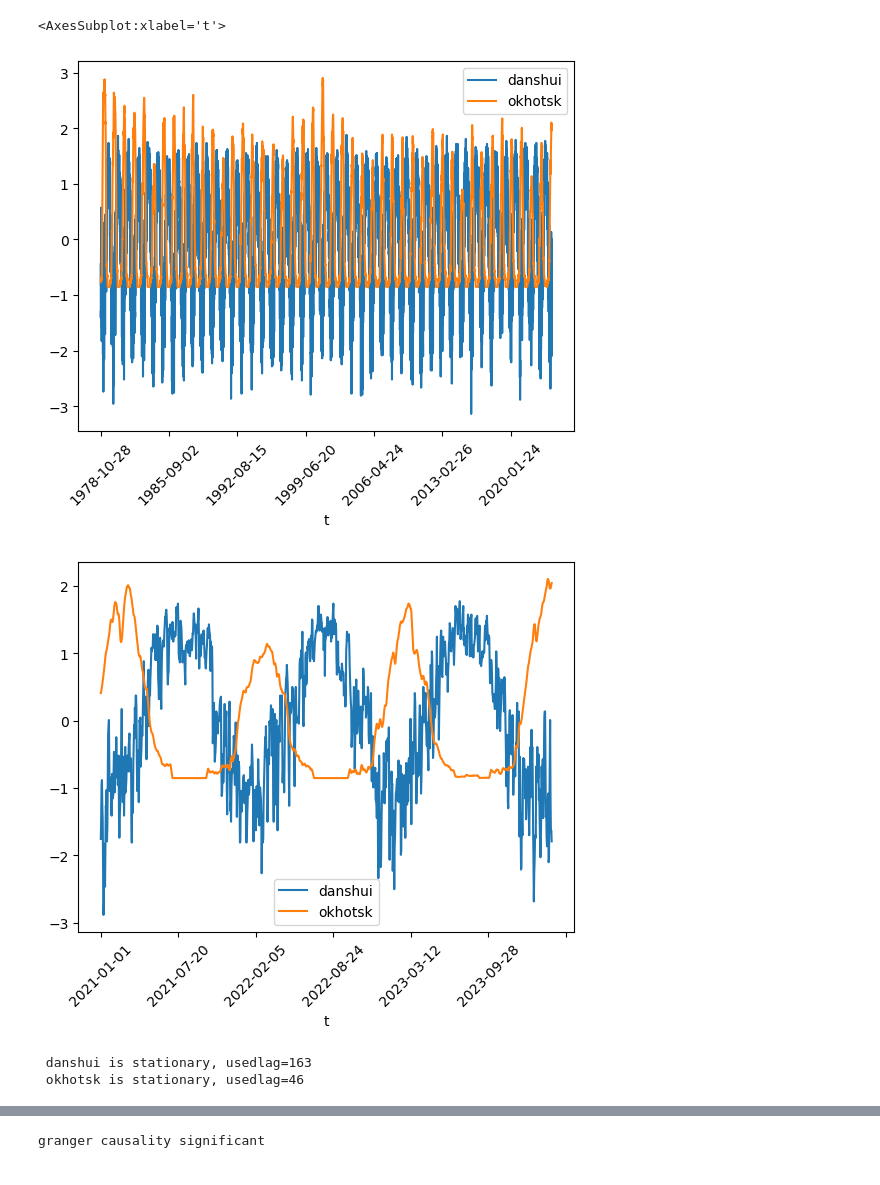
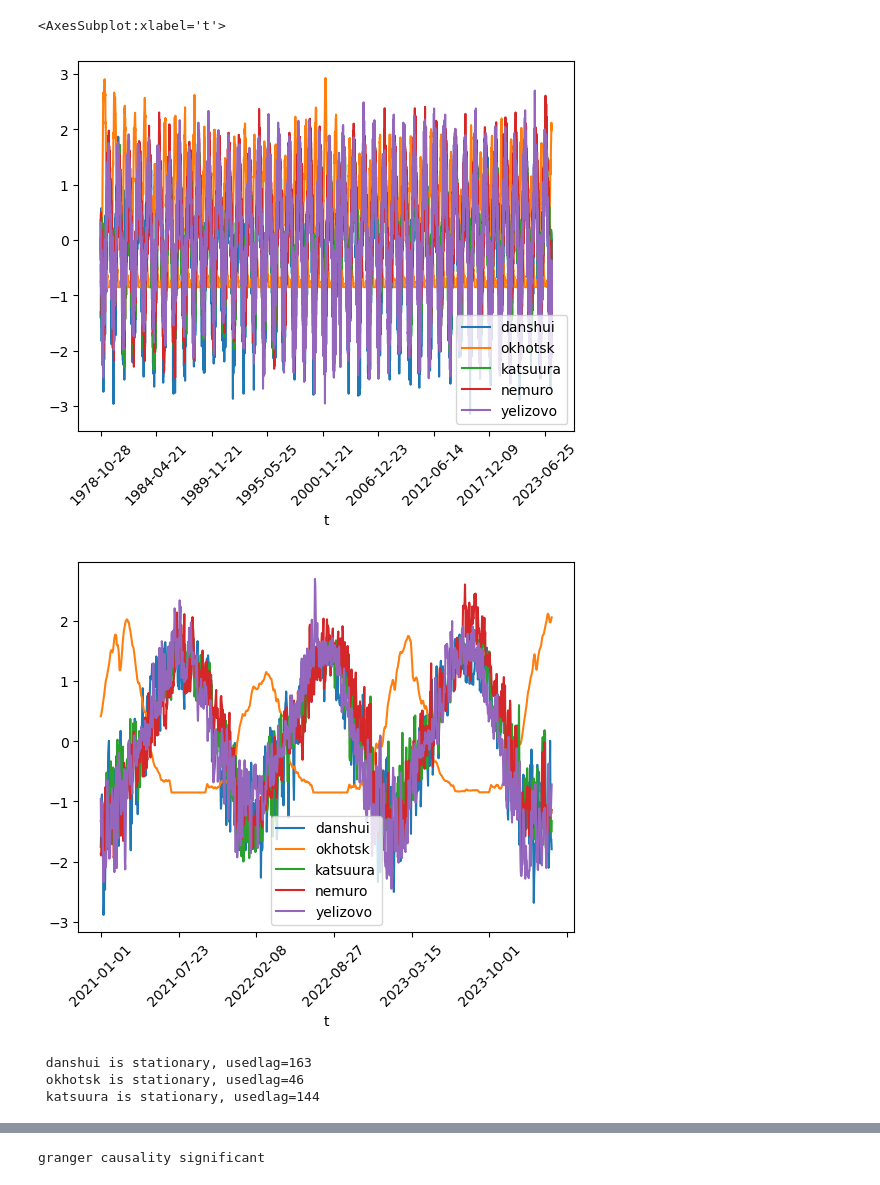
Before and after one commit to fumin/climate, a Jupyter notebook: analyze.ipynb, the cells around one changed output, grey strips where cells are left out. Cells and saved outputs as stored; diff of their text form; code cells hidden in the pictures.

```diff
--- a/analyze.ipynb
+++ b/analyze.ipynb
@@ -1,24 +1,24 @@
 # %%
 import matplotlib.pyplot as plt
 import numpy as np
 import pandas as pd
 import sklearn
 from sklearn import preprocessing
 import statsmodels
 from statsmodels.tsa import stattools
 
 df = pd.read_csv("data.csv", index_col="t")
 
 scaler = sklearn.preprocessing.StandardScaler()
-cols = ["danshui", "okhotsk"]
+cols = ["danshui", "okhotsk", "katsuura", "nemuro", "yelizovo"]
 df[cols] = scaler.fit_transform(df[cols])
 
 df.plot(rot=45)
 df[df.index >= "2021-01-01"].plot(rot=45)
 # %% [output]
 <AxesSubplot:xlabel='t'>
-[figure, old version]
+[figure, new version]
-[figure, old version]
+[figure, new version]
 # %%
 for variable in df.columns:
     result = statsmodels.tsa.stattools.adfuller(df[variable], maxlag=200)
@@ -32,3 +32,4 @@ for variable in df.columns:
 # %% [output]
  danshui is stationary, usedlag=163
  okhotsk is stationary, usedlag=46
+ katsuura is stationary, usedlag=144
```
Also changed, not shown: parts of 2 cells of this notebook, 6 other files.
